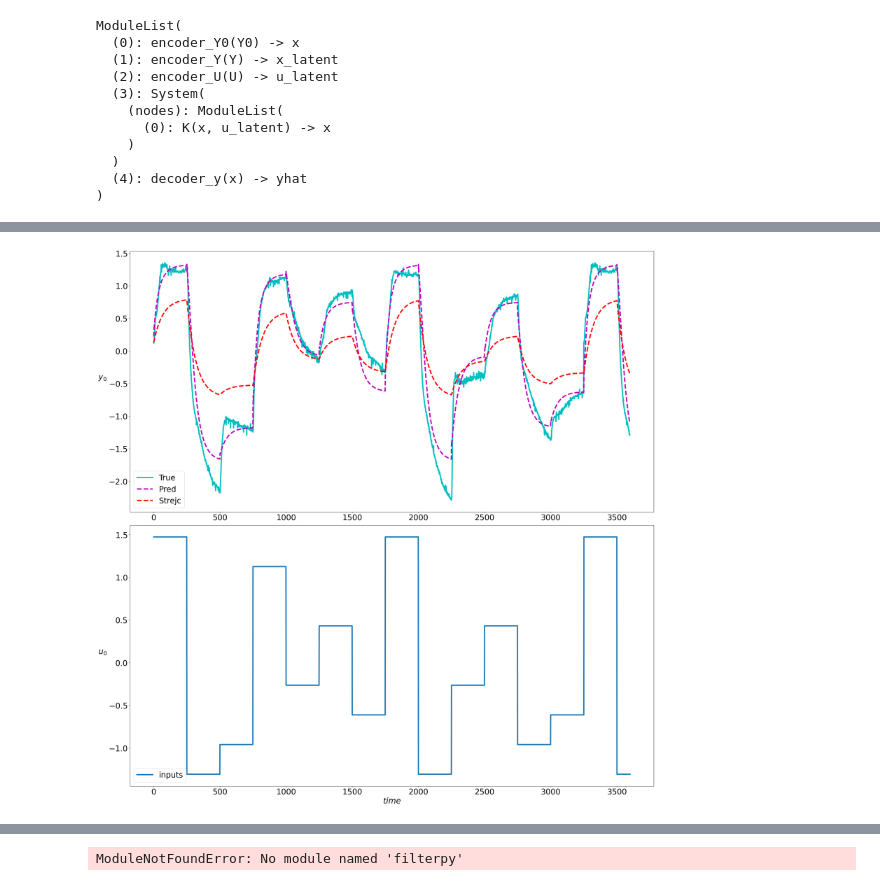
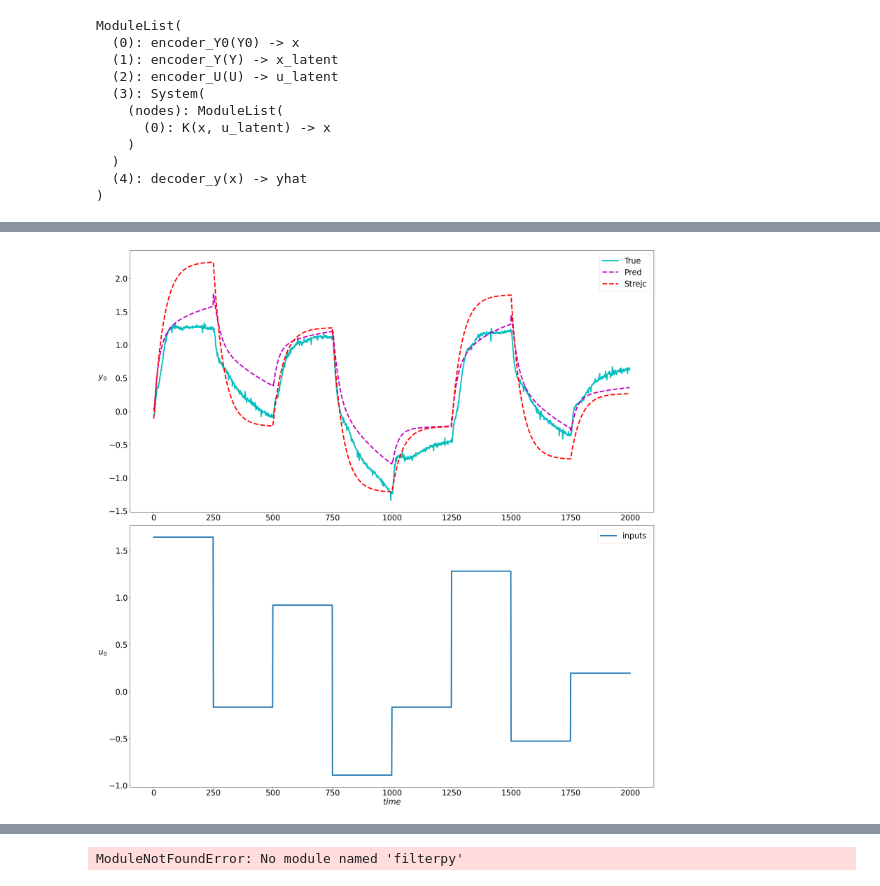
Before and after one commit to heviga/Prediktivne-riadenie-vymennika-tepla-s-vyuzitim-Koopmanovho-modelu, a Jupyter notebook: code/sem2025/DeepKoopman_noC.ipynb, the cells around one changed output, grey strips where cells are left out. Drawn from its saved outputs; the diff is of its cells as text; code cells hidden in the pictures.

Commit message:
strejc a koopman predikcie

```diff
--- a/code/sem2025/DeepKoopman_noC.ipynb
+++ b/code/sem2025/DeepKoopman_noC.ipynb
@@ -208,0 +242,25 @@ Decoder: $$\hat{y}_{k+1} = f_y^{-1}(x_{k+1})$$
+# %%
+#train_sim = data
+#test_data = data
+
+nsim = train_sim['Y'].shape[0]   # number of simulation steps in the dataset
+nsteps = 80   # number of prediction horizon steps in the loss function
+bs = 100      # minibatching batch size
+
+#skalovanie
+
+scaler = StandardScaler()
+scaler.fit(train_sim['Y'])  # Fit only on training data
+joblib.dump(scaler, 'data/scaler.pkl')
+
+scalerU = StandardScaler()
+scalerU.fit(train_sim['U'])
+joblib.dump(scalerU, 'data/scalerU.pkl')
+
+nx = train_sim['Y'].shape[1]
+ny = train_sim['Y'].shape[1]
+nu = train_sim['U'].shape[1]
+
+train_loader, dev_loader, test_data = get_data(
+    train_sim, test_sim, nx, nu, nsteps, bs, scaler, scalerU
+)
@@ -480,7 +551,7 @@ ModuleList(
 )
 # %%
 # update the rollout length based on the test data
-problem.nodes[3].nsteps = 3600
+problem.nodes[3].nsteps = 2000
 # %%
 # Test set results
 start = tim.time()
@@ -530,8 +601,8 @@ np.mean((pred_traj - true_traj) ** 2)
 from scipy.signal import cont2discrete
 
 # Given parameters
-gain = 0.5444607363962202    # Example gain
-tau = 69  # Example time constant
+gain = 1.37    # Example gain
+tau = 43  # Example time constant
 T = 1    # Sampling time (choose based on your application)
 
 # Continuous-time state-space matrices
@@ -563,9 +634,9 @@ array([1.4733428], dtype=float32)
 # %%
 x0 = test_data['Y0'][0].detach().numpy()
 input_traj = test_data['U'].detach().numpy()
-y_strejc = np.zeros((nx, 3601))
+y_strejc = np.zeros((nx, 2001))
 y_strejc[:, 0] = x0
-for i in range(3600):
+for i in range(2000):
     y_strejc[:,i+1] = A_d @ y_strejc[:,i] + B_d @ input_traj[:,i]
 # %%
 x_enc = problem.nodes[0]({"Y0": test_data['Y'][:, 1:pred_traj.shape[1]+1, ]})#({"Y0": torch.from_numpy(pred_traj.reshape(1,-1,1)).float()})
@@ -574,33 +645,33 @@ y_ed = y_endec['yhat'][0].detach().numpy()
 # %%
 # plot trajectories
 figsize = 25
 fig, ax = plt.subplots(nx + nu, figsize=(figsize, figsize))
-part = 3600
+part = 2000
 
 x_labels = [f'$y_{k}$' for k in range(len(true_traj))]
 for row, (t1, t2, t3, t4, label) in enumerate(zip(true_traj, pred_traj, y_strejc, y_ed.T, x_labels)):
     axe = ax[row]
     axe.set_ylabel(label, rotation=0, labelpad=20, fontsize=figsize)
     axe.plot(t1[:part], 'c', linewidth=4.0, label='True')
     axe.plot(t2[:part], 'm--', linewidth=4.0, label='Pred')
     axe.plot(t3[:part], 'r--', linewidth=4.0, label='Strejc')
     #axe.plot(t4[:part], 'r-', linewidth=4.0, label='endec')
     axe.tick_params(labelbottom=False, labelsize=figsize)
 axe.tick_params(labelbottom=True, labelsize=figsize)
 axe.legend(fontsize=figsize)
 
 u_labels = [f'$u_{k}$' for k in range(len(input_traj))]
 for row, (u, label) in enumerate(zip(input_traj, u_labels)):
     axe = ax[row+nx]
     axe.plot(u[:part], linewidth=4.0, label='inputs')
     axe.legend(fontsize=figsize)
     axe.set_ylabel(label, rotation=0, labelpad=20, fontsize=figsize)
     axe.tick_params(labelbottom=True, labelsize=figsize)
 
 ax[-1].set_xlabel('$time$', fontsize=figsize)
 plt.tight_layout()
 # %% [output]
-[figure, old version]
+[figure, new version]
 # %%
 true_traj[0,0]
 # %% [output]
```
Also changed, not shown: parts of 28 cells of this notebook, 14 other files.
